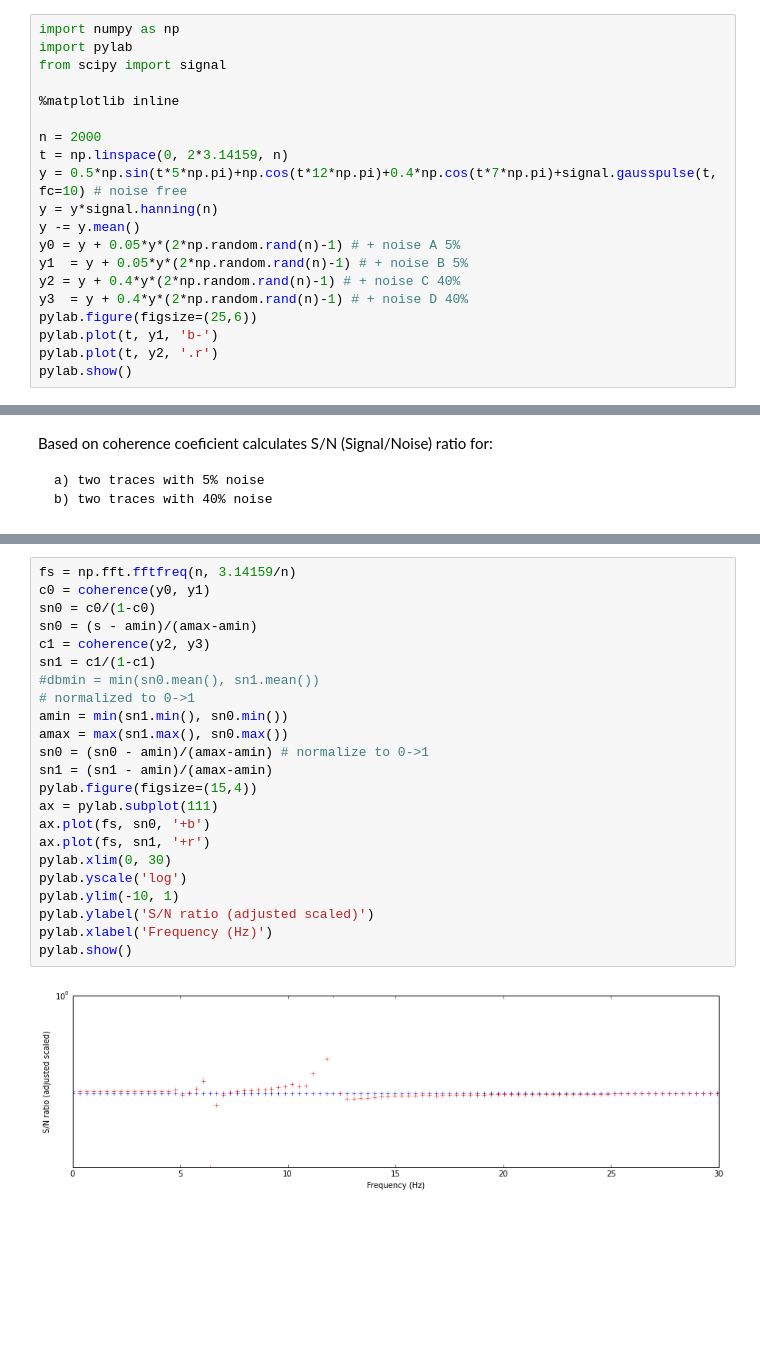
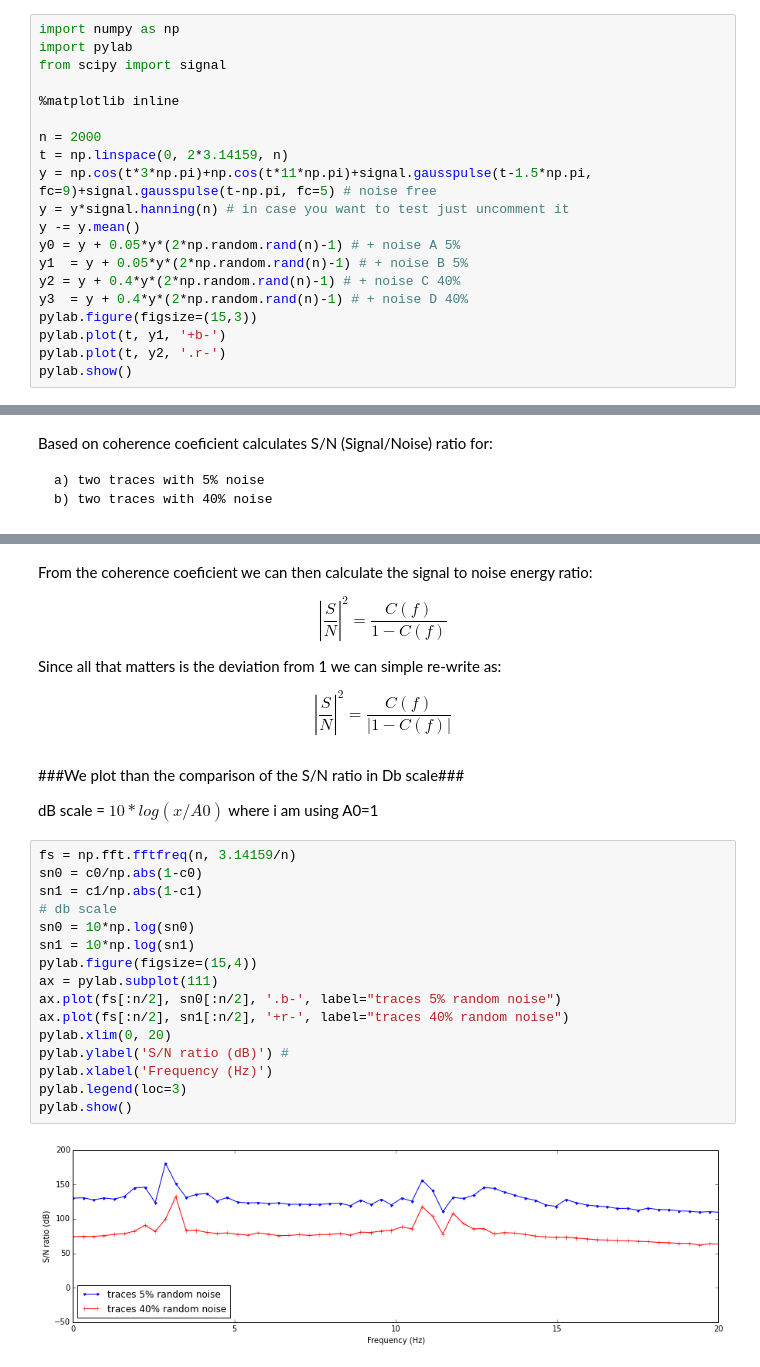
Before and after one commit to eusoubrasileiro/geonumerics, a Jupyter notebook: ipython_notebooks/SN ratio coherence.ipynb, the cells around one changed output, grey strips where cells are left out. Saved outputs shown, nothing was run; the diff lists cells and outputs as text; blank space fills up the shorter version.

Commit message:
S/N ratio coherence ready.
Shotting model ...

```diff
--- a/ipython_notebooks/SN ratio coherence.ipynb
+++ b/ipython_notebooks/SN ratio coherence.ipynb
@@ -23,15 +73,15 @@ from scipy import signal
 
 n = 2000
 t = np.linspace(0, 2*3.14159, n)
-y = 0.5*np.sin(t*5*np.pi)+np.cos(t*12*np.pi)+0.4*np.cos(t*7*np.pi)+signal.gausspulse(t, fc=10) # noise free
-y = y*signal.hanning(n)
+y = np.cos(t*3*np.pi)+np.cos(t*11*np.pi)+signal.gausspulse(t-1.5*np.pi, fc=9)+signal.gausspulse(t-np.pi, fc=5) # noise free
+y = y*signal.hanning(n) # in case you want to test just uncomment it
 y -= y.mean()
 y0 = y + 0.05*y*(2*np.random.rand(n)-1) # + noise A 5%
 y1  = y + 0.05*y*(2*np.random.rand(n)-1) # + noise B 5%
 y2 = y + 0.4*y*(2*np.random.rand(n)-1) # + noise C 40%
 y3  = y + 0.4*y*(2*np.random.rand(n)-1) # + noise D 40%
-pylab.figure(figsize=(25,6))
-pylab.plot(t, y1, 'b-')
-pylab.plot(t, y2, '.r')
+pylab.figure(figsize=(15,3))
+pylab.plot(t, y1, '+b-')
+pylab.plot(t, y2, '.r-')
 pylab.show()
 # %% [output]
@@ -106,25 +179,30 @@ Based on coherence coeficient calculates S/N (Signal/Noise) ratio for:
+# %% [markdown]
+From the coherence coeficient we can then calculate the signal to noise energy ratio:
+
+$$ \left| \frac{S}{N} \right|^2 = \frac{C(f)}{1-C(f)} $$
+
+Since all that matters is the deviation from 1 we can simple re-write as:
+
+$$ \left| \frac{S}{N}\right|^2 = \frac{C(f)}{\left| 1-C(f) \right|} $$
+# %% [markdown]
+###We plot than the comparison of the S/N ratio in Db scale###
+
+dB scale = $10*log(x/A0)$ where i am using A0=1
 # %%
 fs = np.fft.fftfreq(n, 3.14159/n)
-c0 = coherence(y0, y1)
-sn0 = c0/(1-c0)
-sn0 = (s - amin)/(amax-amin)
-c1 = coherence(y2, y3)
-sn1 = c1/(1-c1)
-#dbmin = min(sn0.mean(), sn1.mean())
-# normalized to 0->1
-amin = min(sn1.min(), sn0.min())
-amax = max(sn1.max(), sn0.max())
-sn0 = (sn0 - amin)/(amax-amin) # normalize to 0->1
-sn1 = (sn1 - amin)/(amax-amin)
+sn0 = c0/np.abs(1-c0)
+sn1 = c1/np.abs(1-c1)
+# db scale
+sn0 = 10*np.log(sn0)
+sn1 = 10*np.log(sn1)
 pylab.figure(figsize=(15,4))
 ax = pylab.subplot(111)
-ax.plot(fs, sn0, '+b')
-ax.plot(fs, sn1, '+r')
-pylab.xlim(0, 30)
-pylab.yscale('log')
-pylab.ylim(-10, 1)
-pylab.ylabel('S/N ratio (adjusted scaled)')
+ax.plot(fs[:n/2], sn0[:n/2], '.b-', label="traces 5% random noise")
+ax.plot(fs[:n/2], sn1[:n/2], '+r-', label="traces 40% random noise")
+pylab.xlim(0, 20)
+pylab.ylabel('S/N ratio (dB)') #
 pylab.xlabel('Frequency (Hz)')
+pylab.legend(loc=3)
 pylab.show()
 # %% [output]
-[figure, old version]
+[figure, new version]
```
Also changed, not shown: parts of 16 cells of this notebook, 1 other file.
